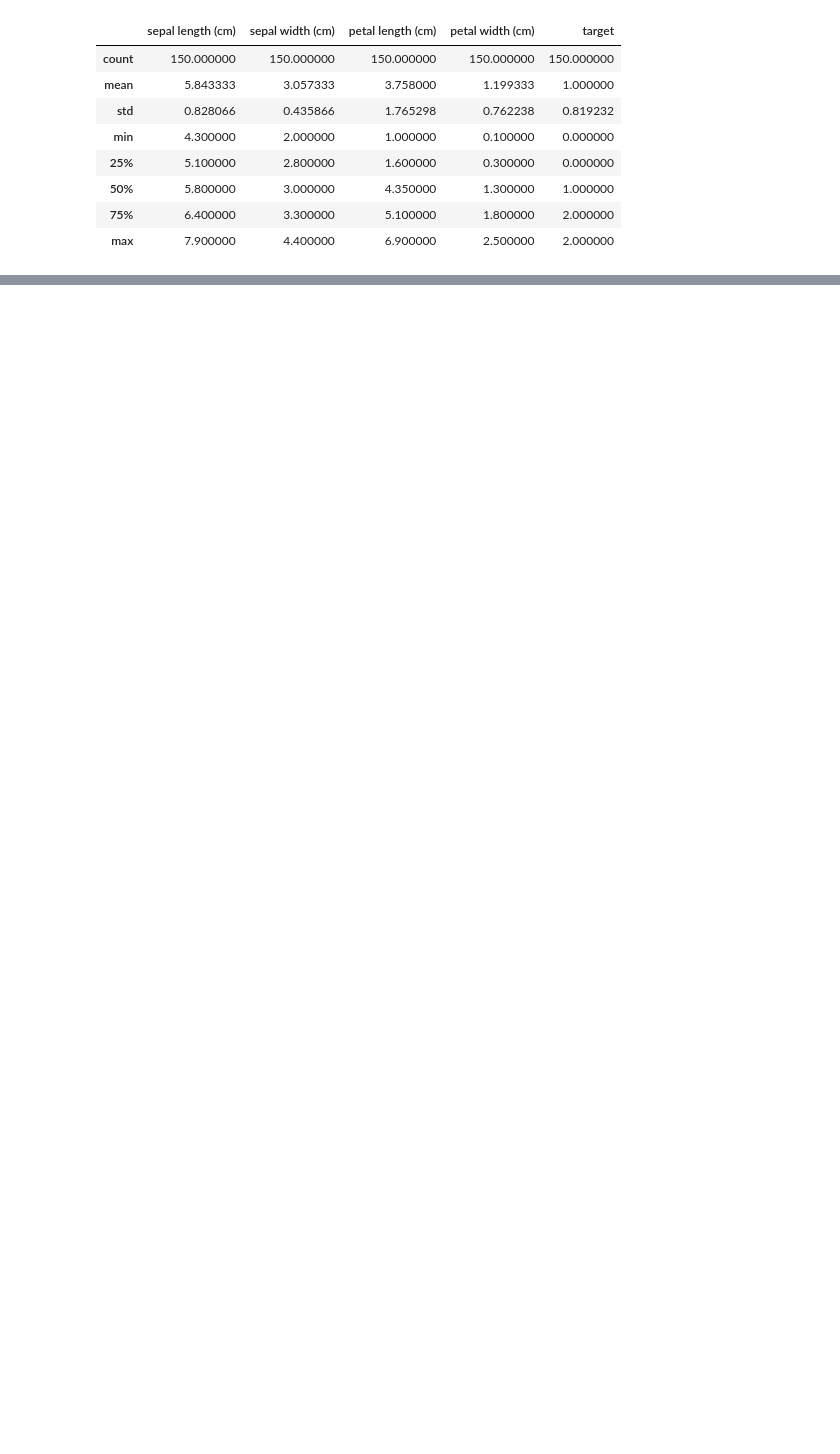
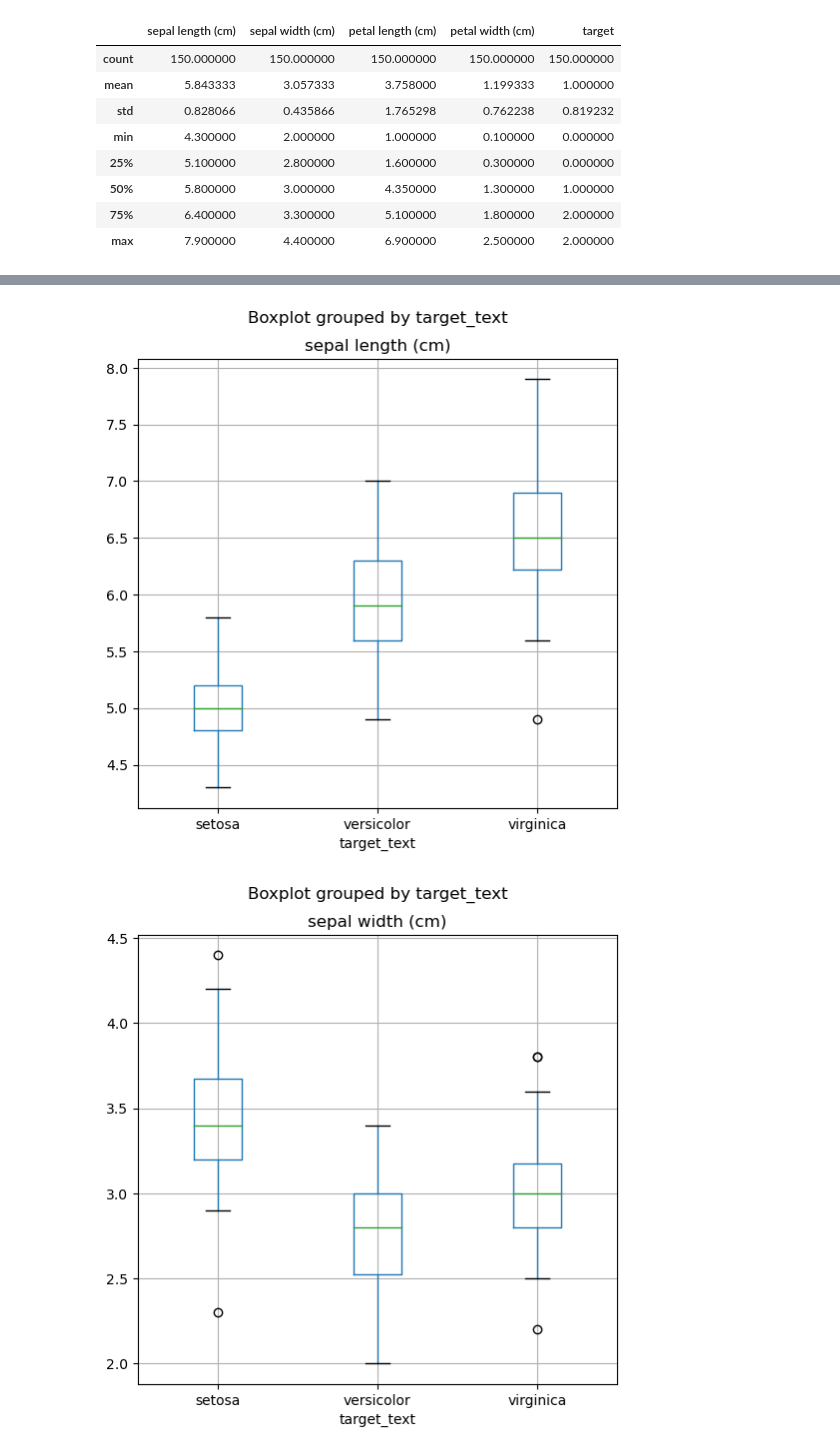
Before and after one commit to ArthurThas/ML, a Jupyter notebook: proj/Supervised/Classification/iris-flower/Notebook/iris-flower.ipynb, the cells around one changed output, grey strips where cells are left out. Cells and saved outputs as stored; diff of their text form; code cells hidden in the pictures; blank space fills up the shorter version.

Commit message:
add boxplot

```diff
--- a/proj/Supervised/Classification/iris-flower/Notebook/iris-flower.ipynb
+++ b/proj/Supervised/Classification/iris-flower/Notebook/iris-flower.ipynb
@@ -70,0 +86,12 @@ iris_df.describe()
+# %%
+#create a dictionary of value and class names
+category_mapping = {}
+
+all_category_value = iris_df['target'] #get all values
+unique_category_value = set(all_category_value) #get the unique categories
+
+for cat in unique_category_value:
+    print(f"Category: {iris.target_names[cat]}, Value: {cat}")
+    category_mapping[cat] = iris.target_names[cat]
+
+category_mapping
@@ -70,0 +103,9 @@ iris_df.describe()
+# %%
+#separate data from features and labels
+features = [col for col in iris_df.columns if col != 'target']
+label = 'target'
+
+X, y = iris_df[features].values, iris_df[label].values
+
+for n in range(0, 4):
+    print("Flower", str(n+1), "\n Features:", list(X[n]), "\n Label:", y[n])
@@ -70,0 +125,16 @@ iris_df.describe()
+# %%
+#add a column with category name in pandas so we can plot using it as well
+iris_df['target_text'] = iris_df[label].map(category_mapping)
+# %%
+#compare feature distribution for each label value
+from matplotlib import pyplot as plt
+%matplotlib inline
+
+for col in features:
+    iris_df.boxplot(column=col, by='target_text', figsize=(6,6))
+    plt.title(col)
+
+plt.show()
+# %% [output]
+[figure, added]
+[figure, added]
```
Also changed, not shown: parts of 6 cells of this notebook.
